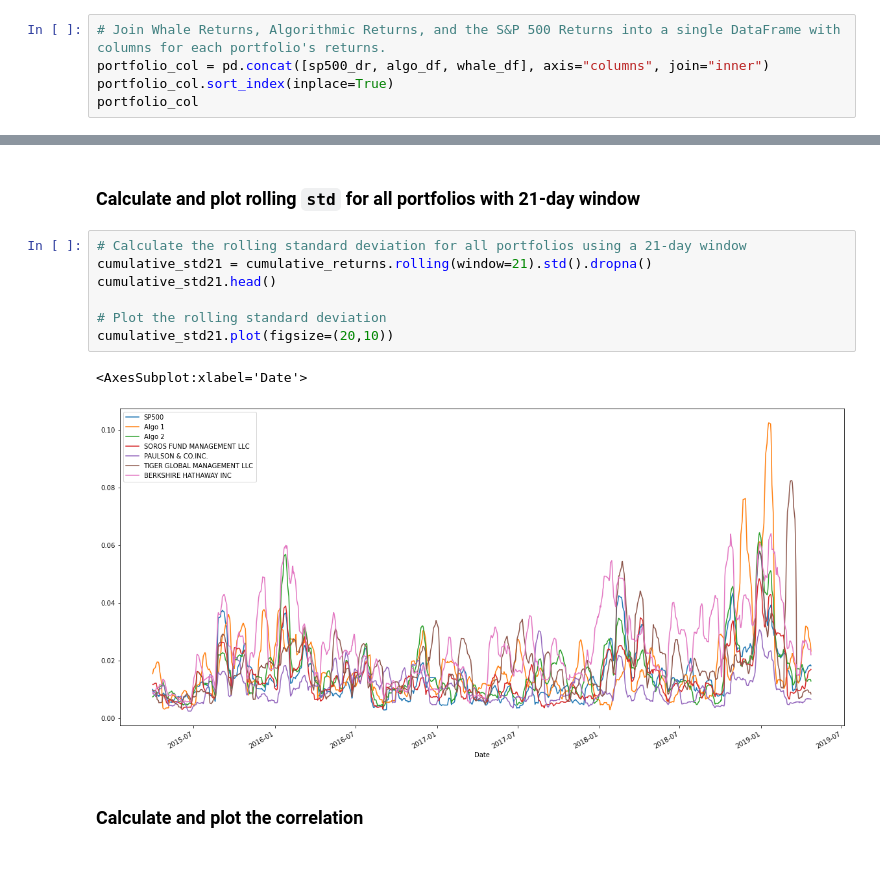
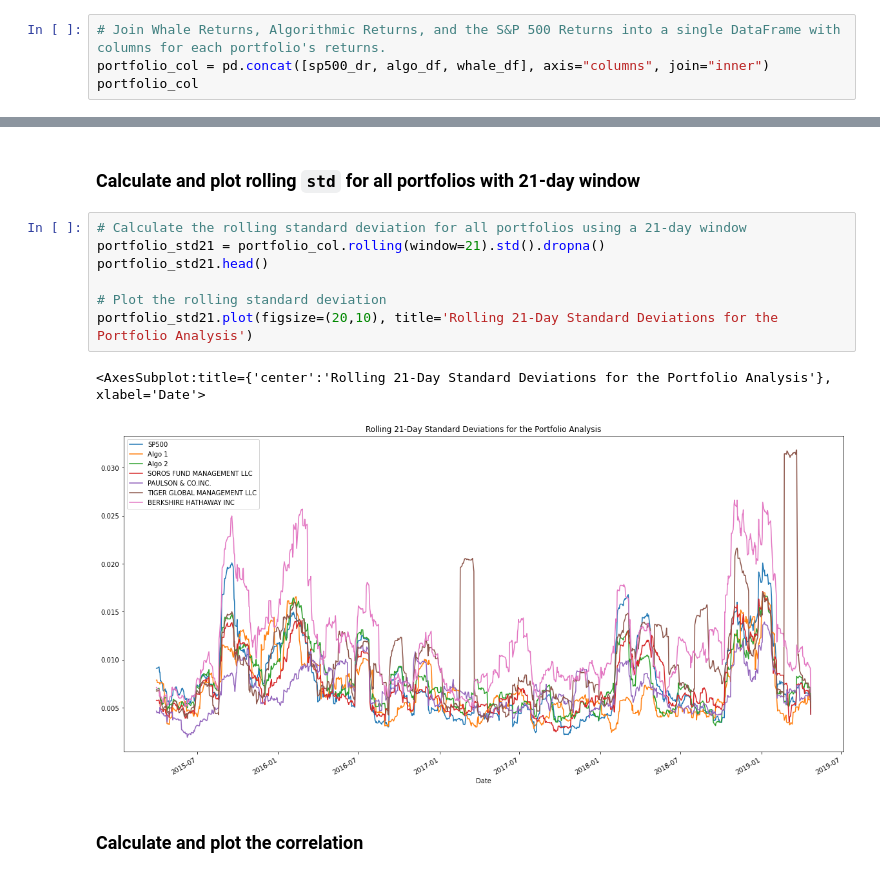
Before and after one commit to BRENNANSEANM/pandas-homework, a Jupyter notebook: Whale/whale_analysis.ipynb, the cells around one changed output, grey strips where cells are left out. Saved outputs shown, nothing was run; the diff lists cells and outputs as text.

```diff
--- a/Whale/whale_analysis.ipynb
+++ b/Whale/whale_analysis.ipynb
@@ -153,7 +154,6 @@ sp500_dr.head()
 # %%
 # Join Whale Returns, Algorithmic Returns, and the S&P 500 Returns into a single DataFrame with columns for each portfolio's returns.
 portfolio_col = pd.concat([sp500_dr, algo_df, whale_df], axis="columns", join="inner")
-portfolio_col.sort_index(inplace=True)
 portfolio_col
 # %% [output]
 |  | SP500 | Algo 1 | Algo 2 | SOROS FUND MANAGEMENT LLC | PAULSON & CO.INC. | TIGER GLOBAL MANAGEMENT LLC | ... |
@@ -273,14 +299,14 @@ Risk changes over time. Analyze the rolling statistics for Risk and Beta.
 ### Calculate and plot rolling `std` for all portfolios with 21-day window
 # %%
 # Calculate the rolling standard deviation for all portfolios using a 21-day window
-cumulative_std21 = cumulative_returns.rolling(window=21).std().dropna()
-cumulative_std21.head()
+portfolio_std21 = portfolio_col.rolling(window=21).std().dropna()
+portfolio_std21.head()
 
 # Plot the rolling standard deviation
-cumulative_std21.plot(figsize=(20,10))
+portfolio_std21.plot(figsize=(20,10), title='Rolling 21-Day Standard Deviations for the Portfolio Analysis')
 # %% [output]
-<AxesSubplot:xlabel='Date'>
+<AxesSubplot:title={'center':'Rolling 21-Day Standard Deviations for the Portfolio Analysis'}, xlabel='Date'>
-[figure, old version]
+[figure, new version]
 # %% [markdown]
 ### Calculate and plot the correlation
 # %%
```
Also changed, not shown: parts of 41 cells of this notebook, 1 other file.
